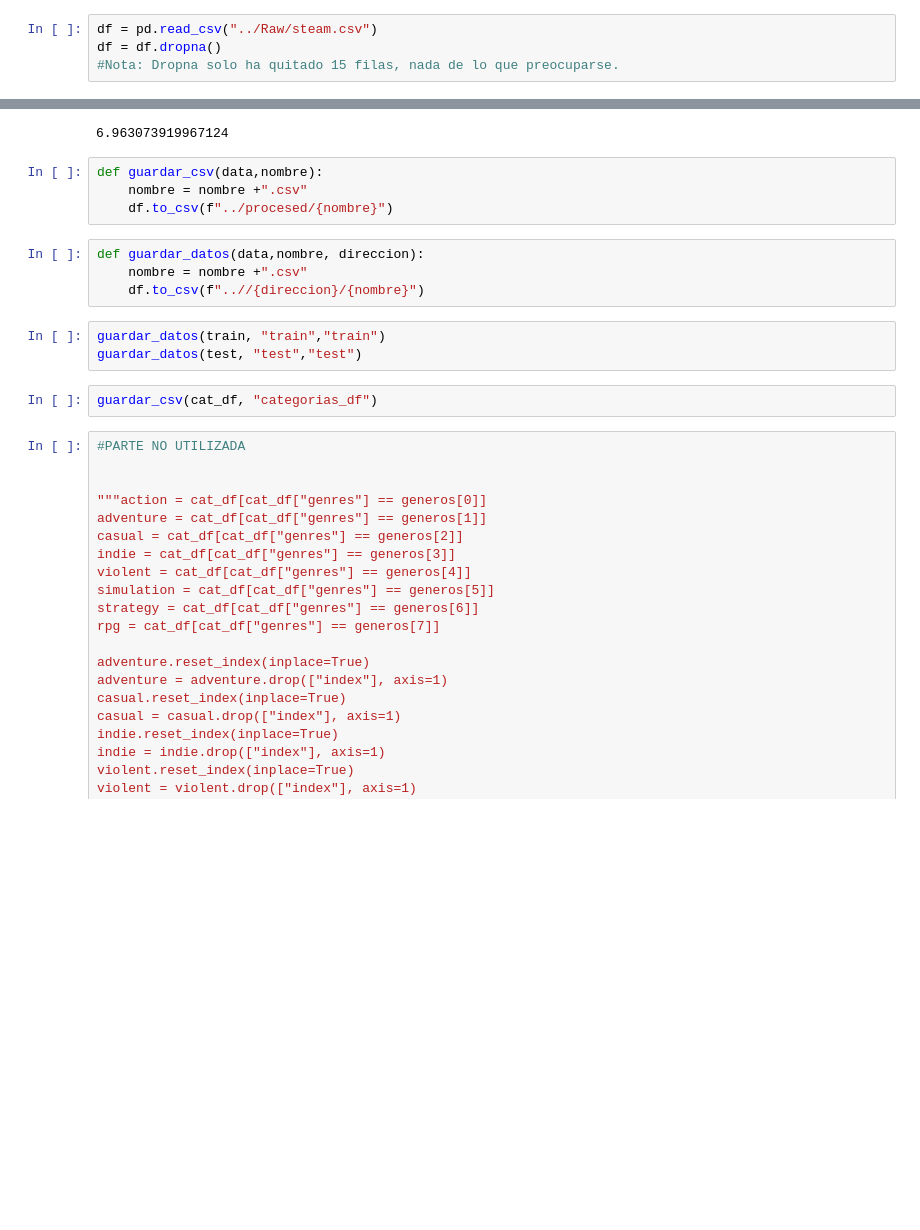
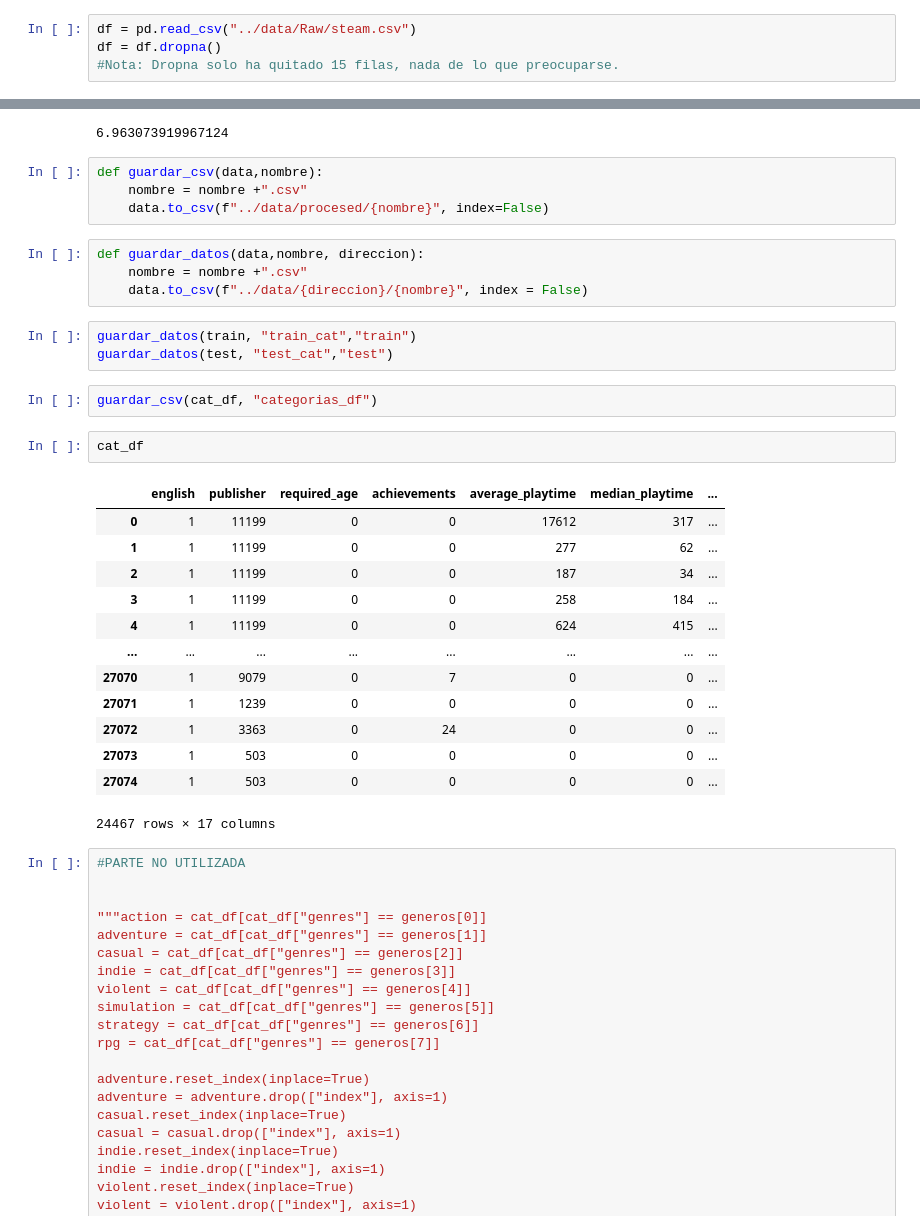
Before and after one commit to AdrianNiet/Predecir-User_Score-Videojuegos, a Jupyter notebook: Proyecto machine learning/notebooks/manipulacion_df.ipynb, the cells around one changed output, grey strips where cells are left out. Drawn from its saved outputs; the diff is of its cells as text; blank space fills up the shorter version.

```diff
--- a/Proyecto machine learning/notebooks/manipulacion_df.ipynb
+++ b/Proyecto machine learning/notebooks/manipulacion_df.ipynb
@@ -20,7 +20,7 @@ from sklearn.model_selection import train_test_split
 from sklearn.tree import DecisionTreeRegressor, plot_tree
 from sklearn.metrics import mean_absolute_error, mean_squared_error, mean_absolute_percentage_error, r2_score, accuracy_score
 # %%
-df = pd.read_csv("../Raw/steam.csv")
+df = pd.read_csv("../data/Raw/steam.csv")
 df = df.dropna()
 #Nota: Dropna solo ha quitado 15 filas, nada de lo que preocuparse.
 # %%
@@ -535,16 +533,32 @@ train["price"].mean()
 # %%
 def guardar_csv(data,nombre):
     nombre = nombre +".csv"
-    df.to_csv(f"../procesed/{nombre}")
+    data.to_csv(f"../data/procesed/{nombre}", index=False)
 # %%
 def guardar_datos(data,nombre, direccion):
     nombre = nombre +".csv"
-    df.to_csv(f"..//{direccion}/{nombre}")
+    data.to_csv(f"../data/{direccion}/{nombre}", index = False)
 # %%
-guardar_datos(train, "train","train")
-guardar_datos(test, "test","test")
+guardar_datos(train, "train_cat","train")
+guardar_datos(test, "test_cat","test")
 # %%
 guardar_csv(cat_df, "categorias_df")
+# %%
+cat_df
+# %% [output]
+|  | english | publisher | required_age | achievements | average_playtime | median_playtime | ... |
+| 0 | 1 | 11199 | 0 | 0 | 17612 | 317 | ... |
+| 1 | 1 | 11199 | 0 | 0 | 277 | 62 | ... |
+| 2 | 1 | 11199 | 0 | 0 | 187 | 34 | ... |
+| 3 | 1 | 11199 | 0 | 0 | 258 | 184 | ... |
+| 4 | 1 | 11199 | 0 | 0 | 624 | 415 | ... |
+| ... | ... | ... | ... | ... | ... | ... | ... |
+| 27070 | 1 | 9079 | 0 | 7 | 0 | 0 | ... |
+| 27071 | 1 | 1239 | 0 | 0 | 0 | 0 | ... |
+| 27072 | 1 | 3363 | 0 | 24 | 0 | 0 | ... |
+| 27073 | 1 | 503 | 0 | 0 | 0 | 0 | ... |
+| 27074 | 1 | 503 | 0 | 0 | 0 | 0 | ... |
+24467 rows × 17 columns
 # %%
 #PARTE NO UTILIZADA
 
```
Also changed, not shown: parts of 5 cells of this notebook, 38 other files.
